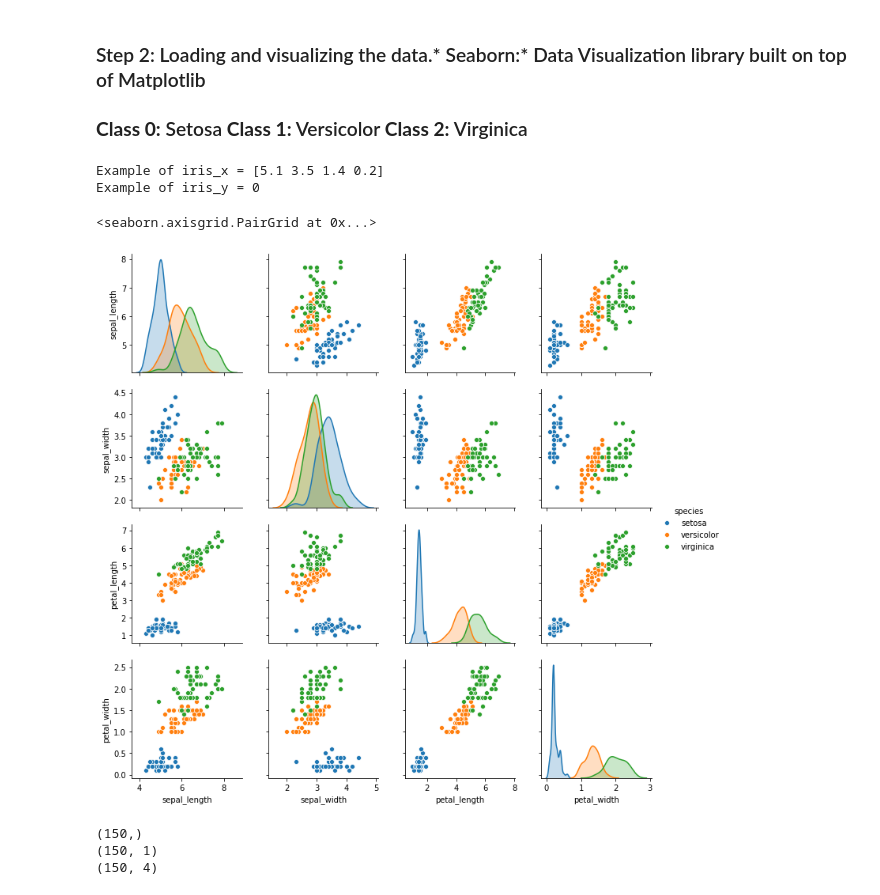
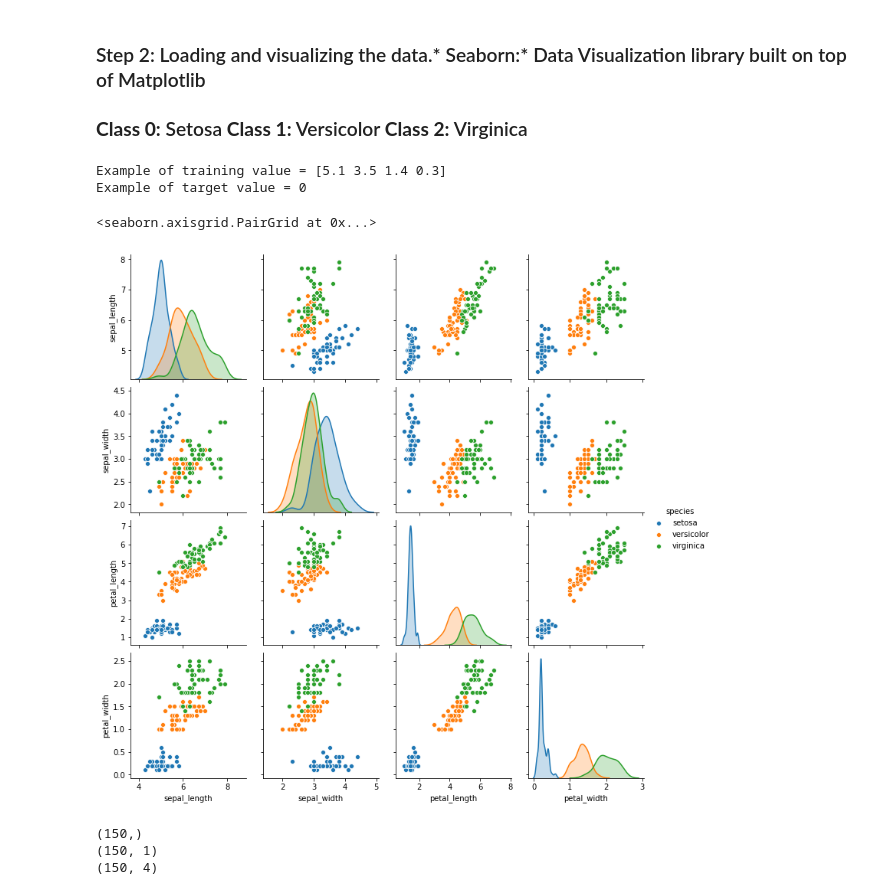
Before and after one commit to HarshCasper/NeoAlgo, a Jupyter notebook: Python/ml/Iris_Classifier_using_Keras.ipynb, the cells around one changed output. Cells and saved outputs as stored; diff of their text form; code cells hidden in the pictures.

Commit message:
Adding shuffling and k-fold cross_validation

```diff
--- a/Python/ml/Iris_Classifier_using_Keras.ipynb
+++ b/Python/ml/Iris_Classifier_using_Keras.ipynb
@@ -22,21 +18,34 @@ We recommend you upgrade now or ensure your notebook will continue to use Tensor
 ### Step 2: Loading and visualizing the data.* Seaborn:* Data Visualization library built on top of Matplotlib
 ### **Class 0:** Setosa **Class 1:** Versicolor **Class 2:** Virginica
 # %%
+import pandas as pd
 import seaborn as sb
 import matplotlib.pyplot as plt
+from sklearn.utils import shuffle
 iris = load_iris()
 iris_x = iris.data
 iris_y = iris.target
+
+iriss = pd.DataFrame(iris_x)
+iriss['target']=iris_y
+
+#shuffling the dataset
+iris_new = shuffle(iriss)
+iris_new.reset_index(drop=True)
+
+X = iris_new.iloc[:, 0:4].values
+y=iris_new.iloc[:, -1].values
+
 #(Sepal Length, Sepal Width, Petal Length, Petal Width)in centimeters
-print("Example of iris_x = {}".format(iris_x[0]))
+print("Example of training value = {}".format(X[0]))
 #(Target Class)
-print("Example of iris_y = {}".format(iris_y[0]))
+print("Example of target value = {}".format(y[0]))
 
 sb.pairplot(sb.load_dataset("iris"),hue='species')
 # %% [output]
-Example of iris_x = [5.1 3.5 1.4 0.2]
-Example of iris_y = 0
+Example of training value = [5.1 3.5 1.4 0.3]
+Example of target value = 0
 <seaborn.axisgrid.PairGrid at 0x...>
-[figure, old version]
+[figure, new version]
 # %%
 #Converting class vector from row vector to column vector
```
Also changed, not shown: parts of 13 cells of this notebook.
